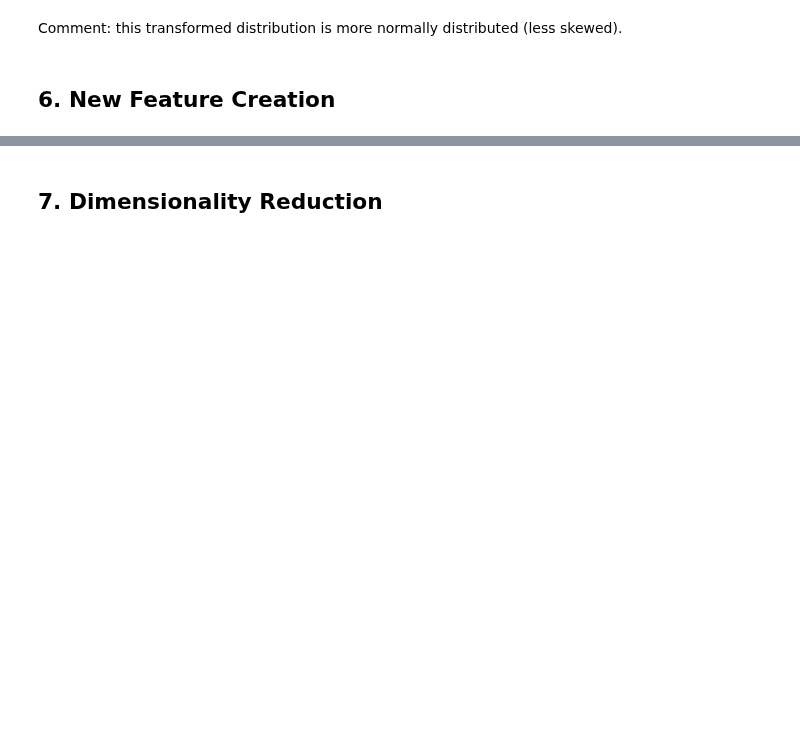
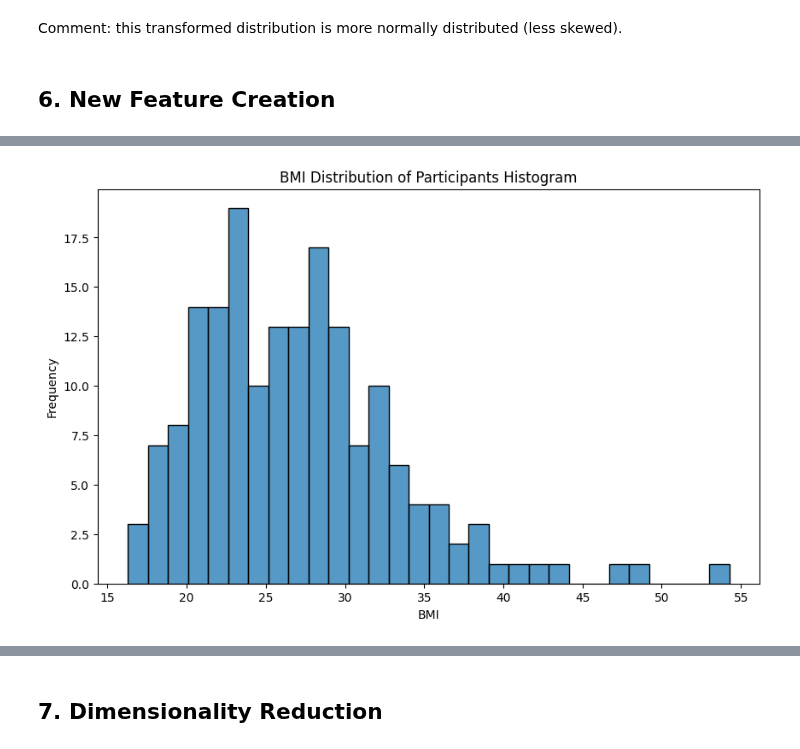
Before and after one commit to AIPI510/aipi510-fall24, a Jupyter notebook: ta4_data_ninjas.ipynb, the cells around one changed output, grey strips where cells are left out. Cells and saved outputs as stored; diff of their text form; code cells hidden in the pictures; blank space fills up the shorter version.

```diff
--- a/ta4_data_ninjas.ipynb
+++ b/ta4_data_ninjas.ipynb
@@ -534,0 +536,4 @@ To Jesse: maybe we can use BMI to incorperate both weight and height
+# %%
+# adding BMI column
+df_p['BMI'] = df_p['weight'] / ((df_p['height'] / 100) ** 2)
+df_p[['height', 'weight', 'BMI']].head()
@@ -534,0 +547,10 @@ To Jesse: maybe we can use BMI to incorperate both weight and height
+# %%
+# BMI plot
+plt.figure(figsize=(10, 6))
+sns.histplot(data=df_p, x='BMI', bins=30)
+plt.title('BMI Distribution of Participants Histogram')
+plt.xlabel('BMI')
+plt.ylabel('Frequency')
+plt.show()
+# %% [output]
+[figure, added]
```
Also changed, not shown: parts of 18 cells of this notebook.
